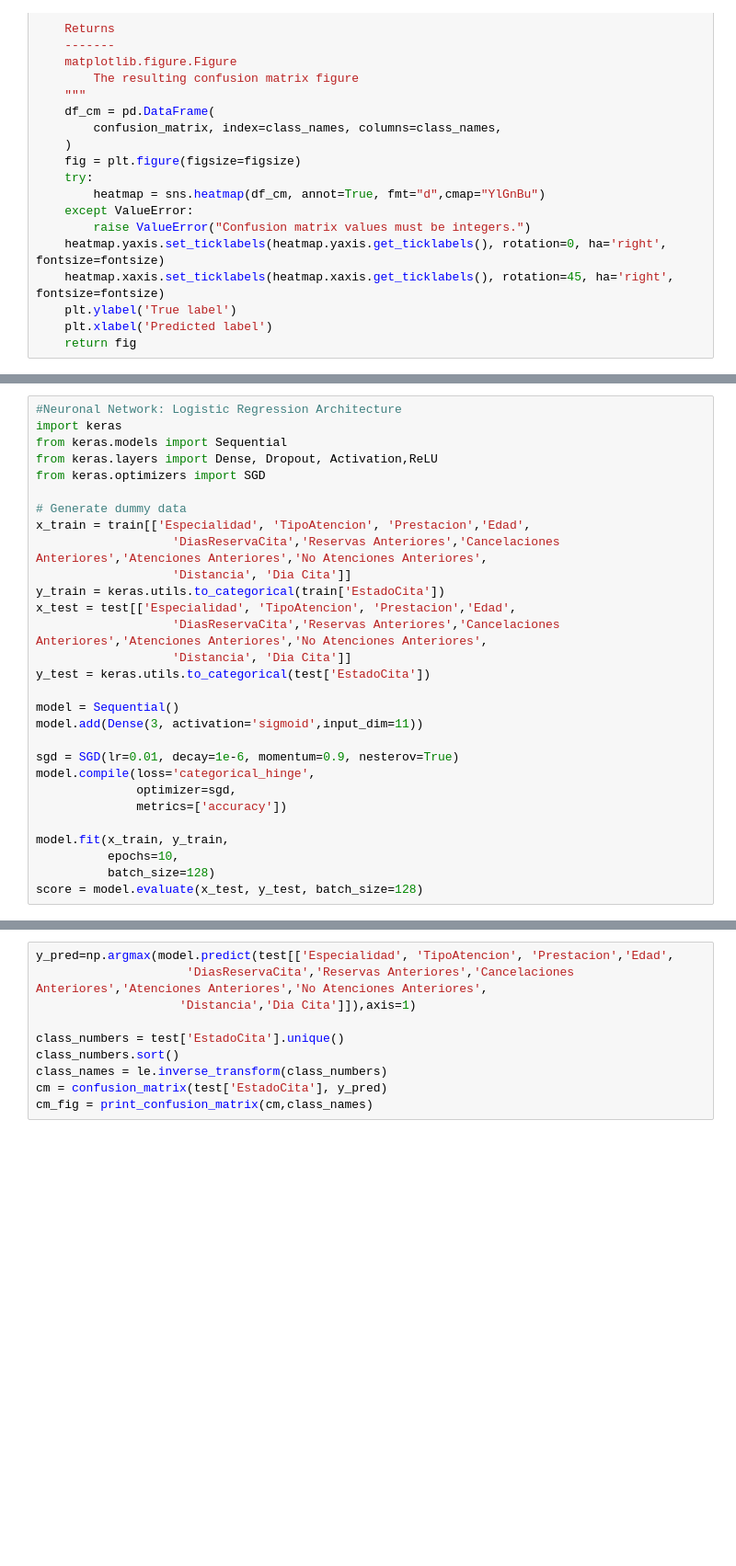
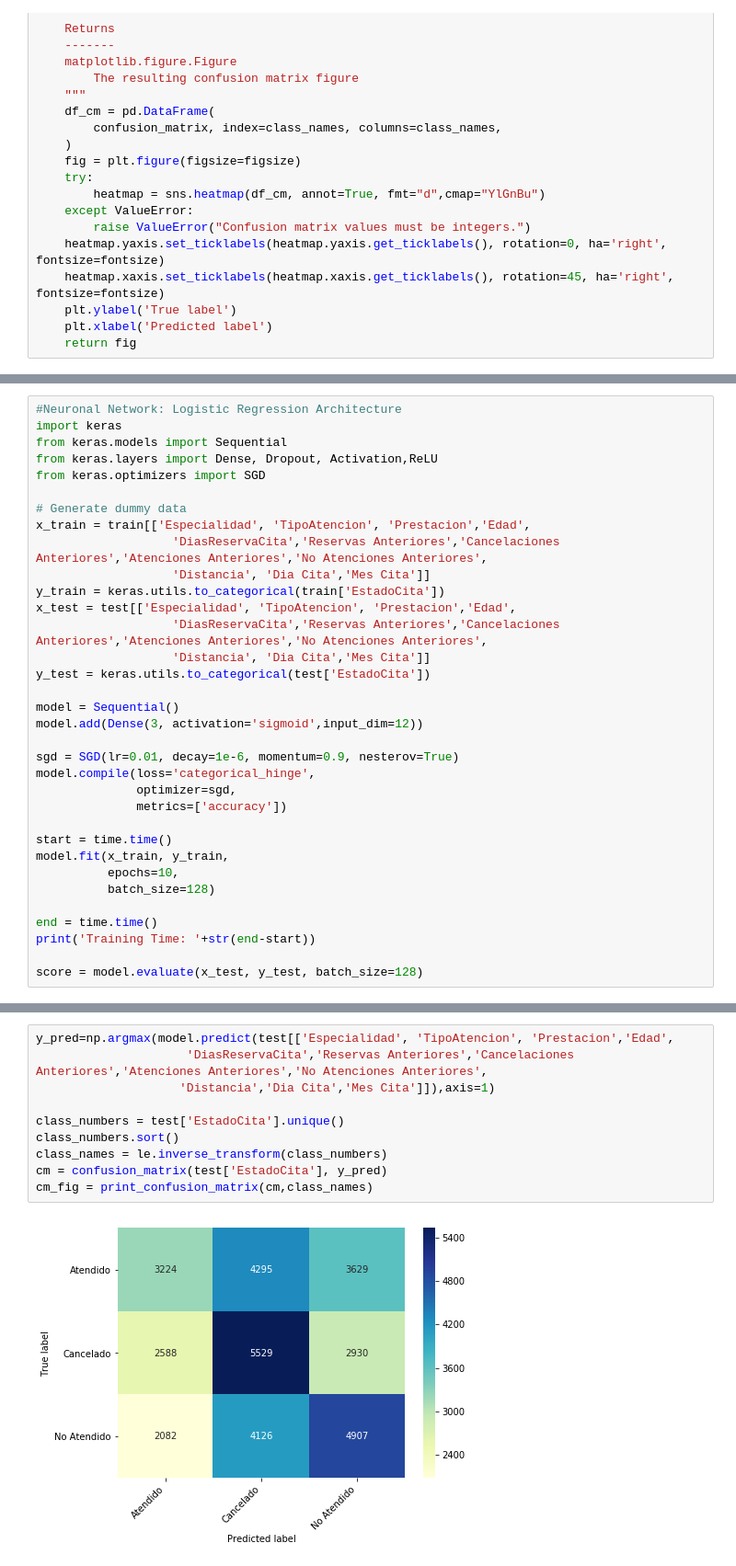
Before and after one commit to pabloveazul/Tarea-NSP, a Jupyter notebook: Tarea NSP parte 2.ipynb, the cells around one changed output, grey strips where cells are left out. Shown at 92% size. Drawn from its saved outputs; the diff is of its cells as text; blank space fills up the shorter version.

```diff
--- a/Tarea NSP parte 2.ipynb
+++ b/Tarea NSP parte 2.ipynb
@@ -354,22 +335,27 @@ from keras.optimizers import SGD
 # Generate dummy data
 x_train = train[['Especialidad', 'TipoAtencion', 'Prestacion','Edad',
                    'DiasReservaCita','Reservas Anteriores','Cancelaciones Anteriores','Atenciones Anteriores','No Atenciones Anteriores',
-                   'Distancia', 'Dia Cita']]
+                   'Distancia', 'Dia Cita','Mes Cita']]
 y_train = keras.utils.to_categorical(train['EstadoCita'])
 x_test = test[['Especialidad', 'TipoAtencion', 'Prestacion','Edad',
                    'DiasReservaCita','Reservas Anteriores','Cancelaciones Anteriores','Atenciones Anteriores','No Atenciones Anteriores',
-                   'Distancia', 'Dia Cita']]
+                   'Distancia', 'Dia Cita','Mes Cita']]
 y_test = keras.utils.to_categorical(test['EstadoCita'])
 
 model = Sequential()
-model.add(Dense(3, activation='sigmoid',input_dim=11))
+model.add(Dense(3, activation='sigmoid',input_dim=12))
 
 sgd = SGD(lr=0.01, decay=1e-6, momentum=0.9, nesterov=True)
 model.compile(loss='categorical_hinge',
               optimizer=sgd,
               metrics=['accuracy'])
 
+start = time.time()
 model.fit(x_train, y_train,
           epochs=10,
           batch_size=128)
+
+end = time.time()
+print('Training Time: '+str(end-start))
+
 score = model.evaluate(x_test, y_test, batch_size=128)
@@ -376,10 +380,12 @@ score = model.evaluate(x_test, y_test, batch_size=128)
 # %%
 y_pred=np.argmax(model.predict(test[['Especialidad', 'TipoAtencion', 'Prestacion','Edad',
                      'DiasReservaCita','Reservas Anteriores','Cancelaciones Anteriores','Atenciones Anteriores','No Atenciones Anteriores',
-                    'Distancia','Dia Cita']]),axis=1)
+                    'Distancia','Dia Cita','Mes Cita']]),axis=1)
 
 class_numbers = test['EstadoCita'].unique()
 class_numbers.sort()
 class_names = le.inverse_transform(class_numbers)
 cm = confusion_matrix(test['EstadoCita'], y_pred)
 cm_fig = print_confusion_matrix(cm,class_names)
+# %% [output]
+[figure, added]
```
Also changed, not shown: parts of 32 cells of this notebook, 3 other files.
